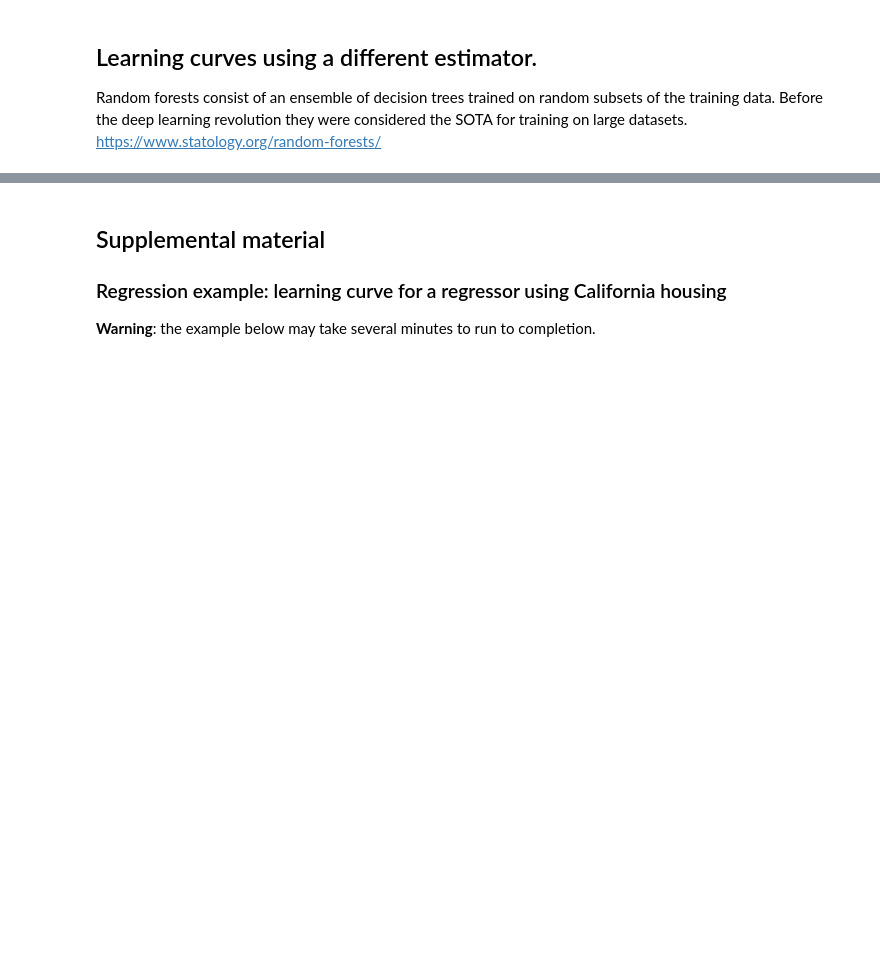
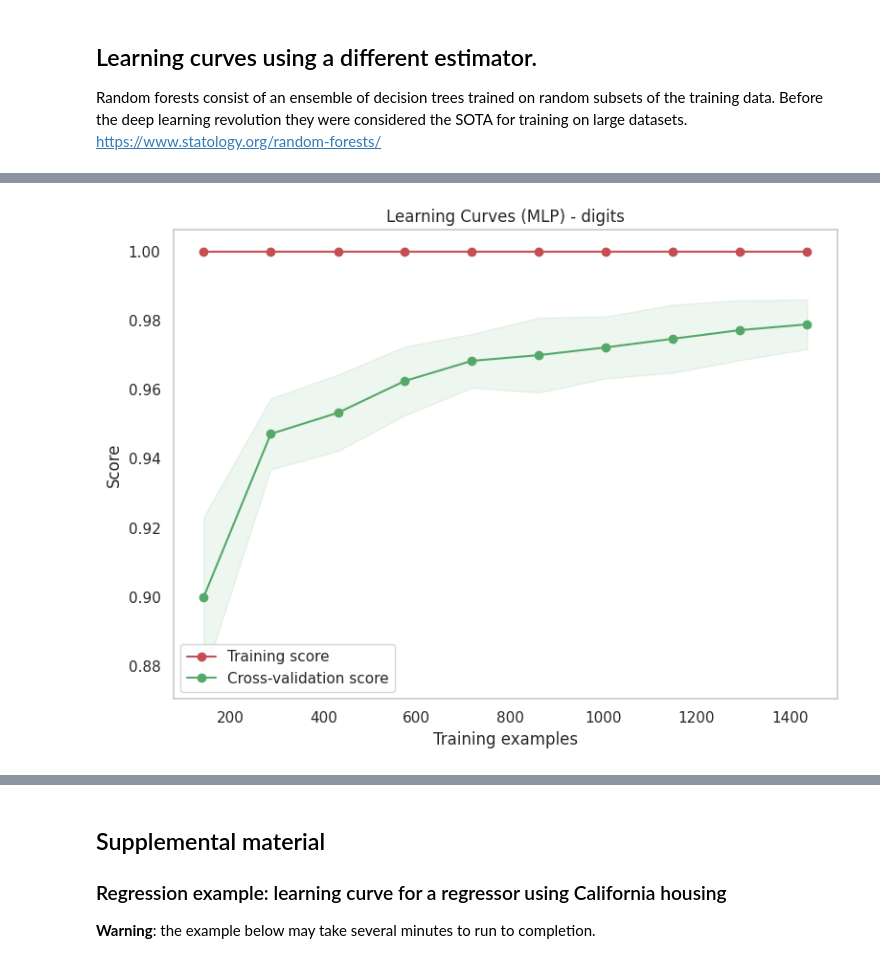
Before and after one commit to domokos-lorant/ml-self-study, a Jupyter notebook: lesson01_learning_curve_exercise.ipynb, the cells around one changed output, grey strips where cells are left out. Cells and saved outputs as stored; diff of their text form; code cells hidden in the pictures; blank space fills up the shorter version.

```diff
--- a/lesson01_learning_curve_exercise.ipynb
+++ b/lesson01_learning_curve_exercise.ipynb
@@ -173,0 +219,10 @@ The `breast_cancer` dataset consists of a binary classification problem predicti
+# %%
+# MLP
+from sklearn.neural_network import MLPClassifier
+
+
+estimator_mlp = make_pipeline(StandardScaler(), MLPClassifier(random_state=0))
+plot_learning_curve(estimator_mlp, 'Learning Curves (MLP) - digits', X, y, cv=cv, n_jobs=1, train_sizes=np.linspace(0.1, 1.0, 10))
+plt.show()
+# %% [output]
+[figure, added]
```
Also changed, not shown: parts of 8 cells of this notebook, 3 other files.
